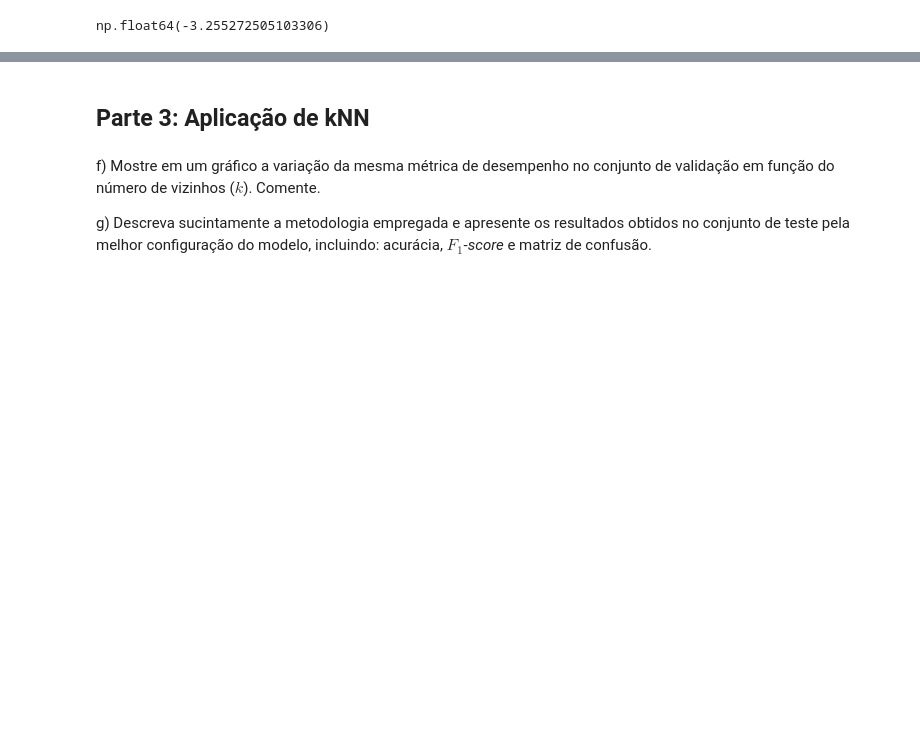
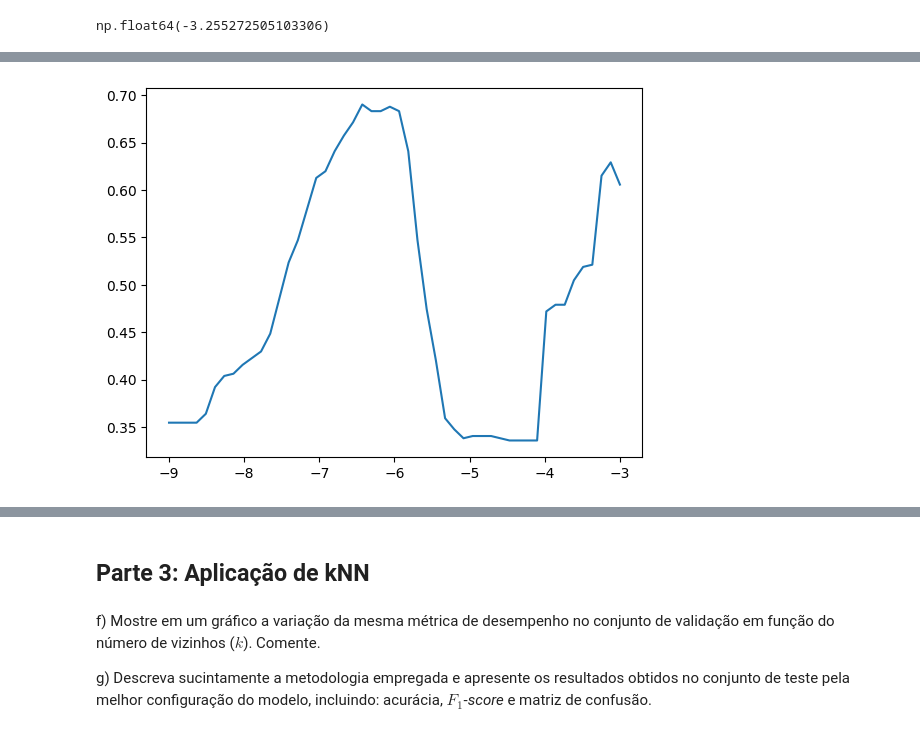
Before and after one commit to bsussel3/2023-s1-ci, a Jupyter notebook: solucao/roteiro_atividade_02_EA991_1s2025.ipynb, the cells around one changed output, grey strips where cells are left out. Saved outputs shown, nothing was run; the diff lists cells and outputs as text; code cells hidden in the pictures; blank space fills up the shorter version.

```diff
--- a/solucao/roteiro_atividade_02_EA991_1s2025.ipynb
+++ b/solucao/roteiro_atividade_02_EA991_1s2025.ipynb
@@ -262,13 +267,13 @@ data_train.head()
 | 4 | -0.029378 | -0.017133 | -0.007478 | -0.007424 | -0.004992 | 0.002110 | 0.013817 | -0.002918 | 0.013626 | ... |
 5 rows × 1812 columns
 # %%
-X_train = fft_train.loc[:,'accel-x-0':'gyro-z-299']
-X_val = fft_val.loc[:,'accel-x-0':'gyro-z-299']
-X_test = fft_test.loc[:,'accel-x-0':'gyro-z-299']
+X_train = fft_train.loc[:,'accel-x-0':'gyro-z-299'].values
+X_val = fft_val.loc[:,'accel-x-0':'gyro-z-299'].values
+X_test = fft_test.loc[:,'accel-x-0':'gyro-z-299'].values
 
-y_train = fft_train['standard activity code']
-y_val = fft_val['standard activity code']
-y_test = fft_test['standard activity code']
+y_train = fft_train['standard activity code'].values.astype(int)
+y_val = fft_val['standard activity code'].values.astype(int)
+y_test = fft_test['standard activity code'].values.astype(int)
 
-X_train_val = pd.concat((X_train, X_val))
-y_train_val = pd.concat((y_train, y_val))
+X_train_val = np.concatenate((X_train, X_val))
+y_train_val = np.concatenate((y_train, y_val))
@@ -283,8 +312,8 @@ n_features = X_train_val.shape[1]
 
 # Define o grid de parâmetros
 param_grid = {
-    'C': np.logspace(-1, 1, 3),
-    'gamma': np.logspace(-6, 0),
+    'C': np.logspace(-3, 1, 5),
+    'gamma': np.logspace(-9, -3),
     'kernel': ['rbf', 'sigmoid']
 }
 
@@ -299,4 +328,7 @@ grid = GridSearchCV(
     estimator=SVC(),
     param_grid=param_grid,
     cv=pds,
+    verbose=2,
 )
+# %%
+grid.fit(X_train_val, y_train_val)
@@ -302,0 +368,10 @@ grid = GridSearchCV(
+# %%
+# Score com C=0.1 e kernel='rbf', variando gamma
+scores = grid.cv_results_['mean_test_score'][200:300:2]
+gamma = np.linspace(-9, -3)
+
+fig, ax = plt.subplots()
+ax.plot(gamma, scores)
+plt.show()
+# %% [output]
+[figure, added]
```
Also changed, not shown: parts of 10 cells of this notebook.
